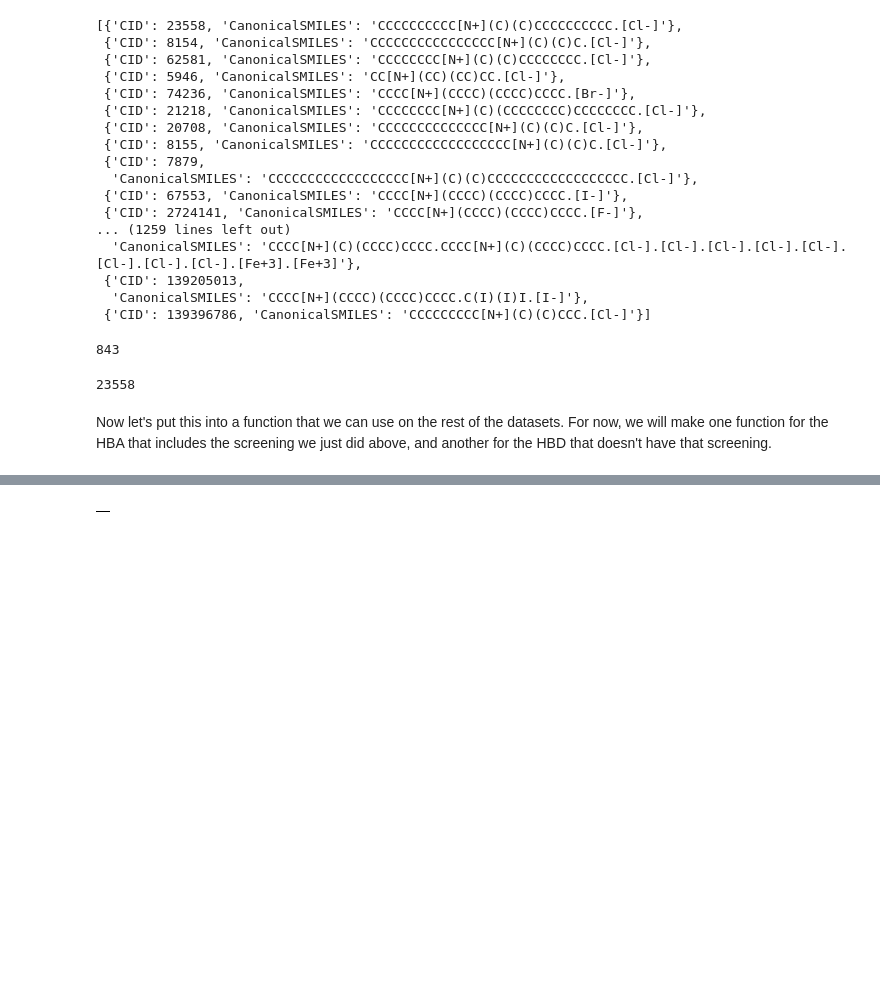
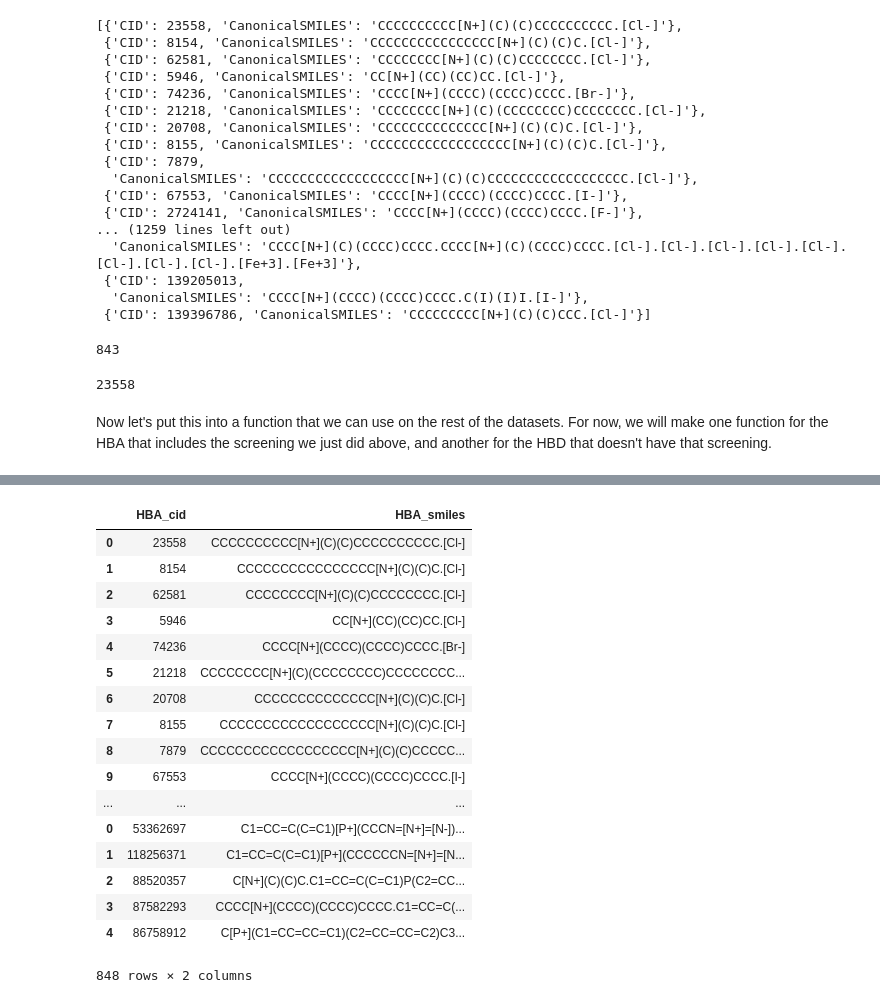
Before and after one commit to jrodguez/des-basis-set, a Jupyter notebook: scripts/pubchem/heat_capacity_get_similar_chemicals.ipynb, the cells around one changed output, grey strips where cells are left out. Cells and saved outputs as stored; diff of their text form; code cells hidden in the pictures; blank space fills up the shorter version.

Commit message:
finished hba similar search function

```diff
--- a/scripts/pubchem/heat_capacity_get_similar_chemicals.ipynb
+++ b/scripts/pubchem/heat_capacity_get_similar_chemicals.ipynb
@@ -238,25 +238,31 @@ def hba_screen(smiles_list):
 # %%
 def get_similar_hba(dataframe, source_column):
 
-    final_df = pd.DataFrame() #empty dataframe to continuously append final results to.
+    final_df = pd.DataFrame(columns = ['HBA_cid', 'HBA_smiles' ]) #empty dataframe to continuously append final results to.
 
     for i, row in dataframe.iterrows():
 
         cid = row[source_column] #source column contains the cid's for chemical similarity search.
 
-        request_url = "https://pubchem.ncbi.nlm.nih.gov/rest/pug/compound/fastsimilarity_2d/cid/%s/cids/JSON?Threshold=80"% str(cid)
+        request_url = "https://pubchem.ncbi.nlm.nih.gov/rest/pug/compound/fastsimilarity_2d/cid/%s/cids/JSON?Threshold=80&MaxRecords=5000"% str(cid)
 
         request = requests.get(request_url)
         request_json = request.json()
 
         similarity_list = request_json['IdentifierList']['CID'] #adding results from request to a list.
 
+
+
         smiles_list = [] #empty list to append smiles strings from results.
 
         for cid in similarity_list:
             smiles_list.append(pcp.get_properties('canonical_smiles', cid))  #getting smiles strings and appending to list
 
+
+
         screened_list = hba_screen(smiles_list) #screening the smiles list for HBA criteria
+
+
 
         screened_cid_list = []    #empty list to append screened cid's into
         screened_smiles_list = [] #empty list to append screened smiles into
@@ -268,15 +274,22 @@ def get_similar_hba(dataframe, source_column):
             screened_smiles_list.append(screened_list[smiles]['CanonicalSMILES'])
 
 
+
+
         temp_dataframe = pd.DataFrame() #creating an empty temporary dataframe to put screened results in
+
+
 
         #adding screened cid and smiles to the temporary dataframe
         temp_dataframe['HBA_cid'] = screened_cid_list
         temp_dataframe['HBA_smiles'] = screened_smiles_list
 
-        final_df.append(temp_dataframe) #appending to final dataframe
+        print(temp_dataframe)
+
+        final_df = final_df.append(temp_dataframe) #appending to final dataframe
+
 
 
     return final_df
 # %%
-cp_similar = get_similar_hba(HBA, 'CID')
+test = get_similar_hba(HBA, 'CID')
@@ -283,4 +314,21 @@ cp_similar = get_similar_hba(HBA, 'CID')
-# %%
-cp_similar
-# %% [output]
-|  |
+# %%
+test
+# %% [output]
+|  | HBA_cid | HBA_smiles |
+| 0 | 23558 | CCCCCCCCCC[N+](C)(C)CCCCCCCCCC.[Cl-] |
+| 1 | 8154 | CCCCCCCCCCCCCCCC[N+](C)(C)C.[Cl-] |
+| 2 | 62581 | CCCCCCCC[N+](C)(C)CCCCCCCC.[Cl-] |
+| 3 | 5946 | CC[N+](CC)(CC)CC.[Cl-] |
+| 4 | 74236 | CCCC[N+](CCCC)(CCCC)CCCC.[Br-] |
+| 5 | 21218 | CCCCCCCC[N+](C)(CCCCCCCC)CCCCCCCC... |
+| 6 | 20708 | CCCCCCCCCCCCCC[N+](C)(C)C.[Cl-] |
+| 7 | 8155 | CCCCCCCCCCCCCCCCCC[N+](C)(C)C.[Cl-] |
+| 8 | 7879 | CCCCCCCCCCCCCCCCCC[N+](C)(C)CCCCC... |
+| 9 | 67553 | CCCC[N+](CCCC)(CCCC)CCCC.[I-] |
+| ... | ... | ... |
+| 0 | 53362697 | C1=CC=C(C=C1)[P+](CCCN=[N+]=[N-])... |
+| 1 | 118256371 | C1=CC=C(C=C1)[P+](CCCCCCN=[N+]=[N... |
+| 2 | 88520357 | C[N+](C)(C)C.C1=CC=C(C=C1)P(C2=CC... |
+| 3 | 87582293 | CCCC[N+](CCCC)(CCCC)CCCC.C1=CC=C(... |
+| 4 | 86758912 | C[P+](C1=CC=CC=C1)(C2=CC=CC=C2)C3... |
+848 rows × 2 columns
```
Also changed, not shown: parts of 1 cell of this notebook, 1 other file.
